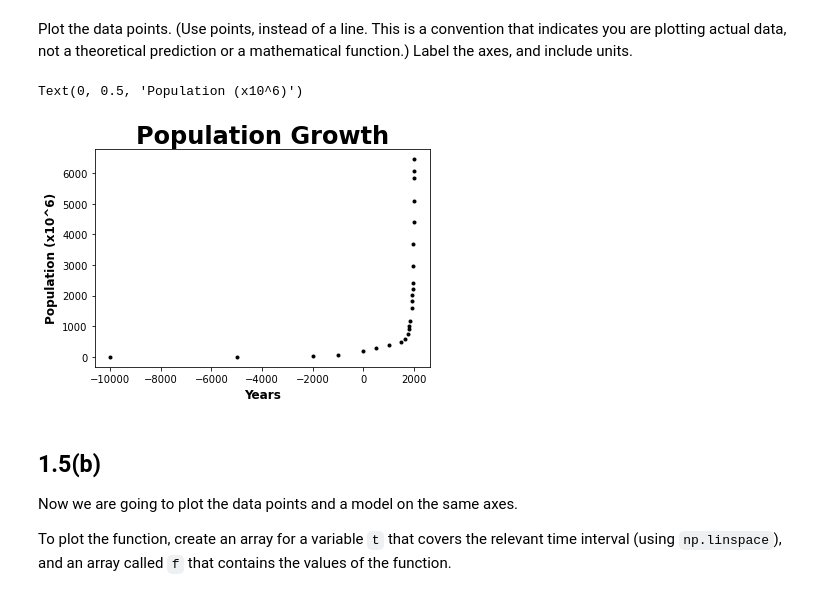
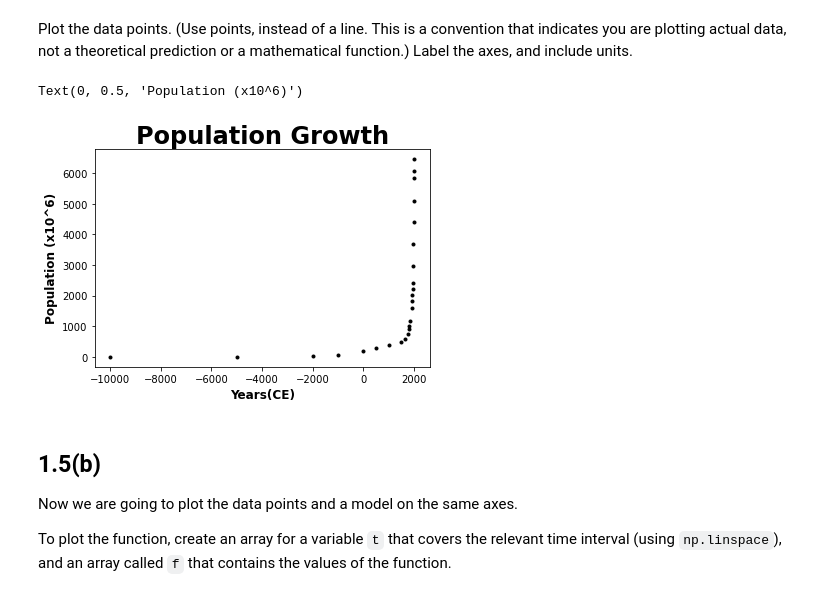
Before and after one commit to badams132/biophysics, a Jupyter notebook: week-01/problem-1.5.ipynb, the cells around one changed output. Cells and saved outputs as stored; diff of their text form; code cells hidden in the pictures.

```diff
--- a/week-01/problem-1.5.ipynb
+++ b/week-01/problem-1.5.ipynb
@@ -45,12 +45,12 @@ Plot the data points.  (Use points, instead of a line.  This is a convention tha
 # %%
 plt.plot(time,population,'k.')
 
 plt.title ("Population Growth", size=24, weight='bold')
-plt.xlabel("Years",size=12, weight='bold')
+plt.xlabel("Years(CE)",size=12, weight='bold')
 plt.ylabel("Population (x10^6)",size=12, weight='bold')
 # %% [output]
 Text(0, 0.5, 'Population (x10^6)')
-[figure, old version]
+[figure, new version]
 # %% [markdown]
 ## 1.5(b)
 
```
Also changed, not shown: parts of 2 cells of this notebook.
